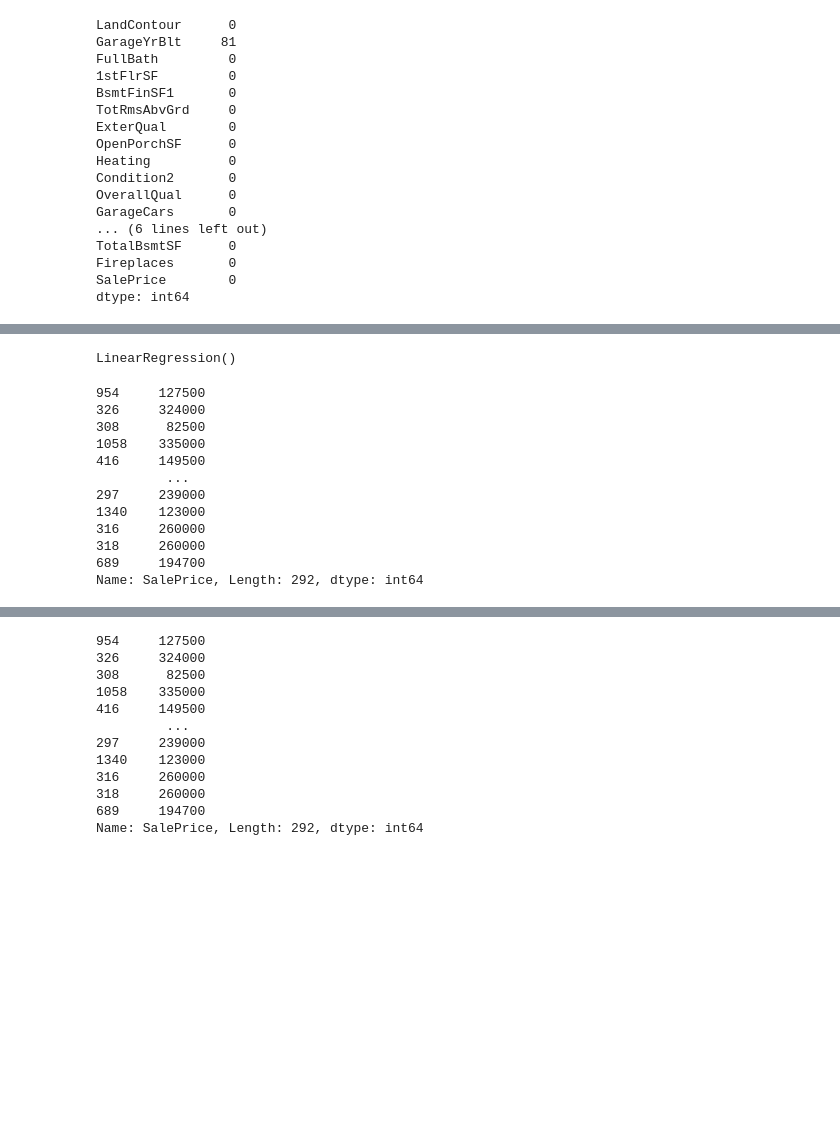
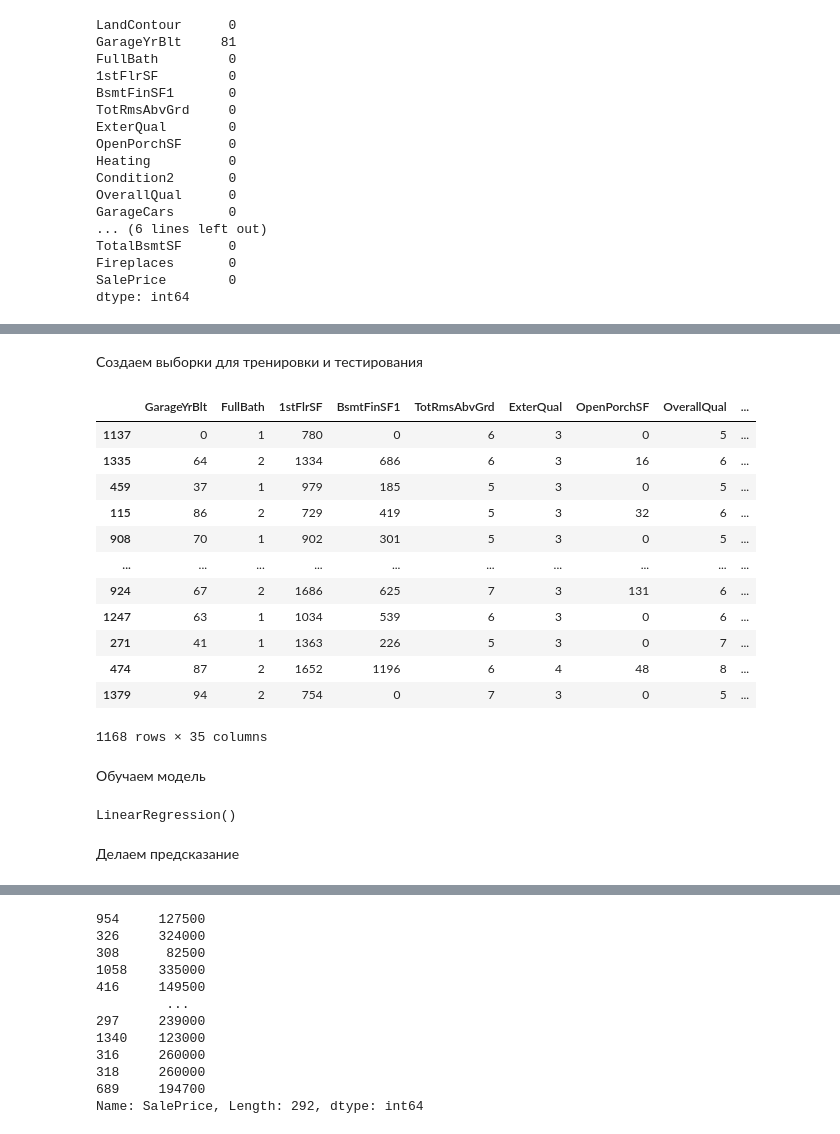
Before and after one commit to QaraMirza/BuldingSalePrice, a Jupyter notebook: main.ipynb, the cells around one changed output, grey strips where cells are left out. Saved outputs shown, nothing was run; the diff lists cells and outputs as text; code cells hidden in the pictures; blank space fills up the shorter version.

```diff
--- a/main.ipynb
+++ b/main.ipynb
@@ -107,31 +113,38 @@ data['KitchenQual'] = data['KitchenQual'].map(kitchen_qual_mapping)
 data['ExterQual'] = data['ExterQual'].map(exter_qual_mapping)
 data['CentralAir'] = data['CentralAir'].map(central_air_mapping)
 data['BsmtQual'] = data['BsmtQual'].map(bsmt_qual_mapping)
+# %% [markdown]
+Создаем выборки для тренировки и тестирования
 # %%
 X = data.drop('SalePrice', axis=1)
 y = data['SalePrice']
 
 X_train, X_test, y_train, y_test = train_test_split(X, y, test_size=0.2, random_state=20)
+# %%
+X_train
+# %% [output]
+|  | GarageYrBlt | FullBath | 1stFlrSF | BsmtFinSF1 | TotRmsAbvGrd | ExterQual | OpenPorchSF | OverallQual | ... |
+| 1137 | 0 | 1 | 780 | 0 | 6 | 3 | 0 | 5 | ... |
+| 1335 | 64 | 2 | 1334 | 686 | 6 | 3 | 16 | 6 | ... |
+| 459 | 37 | 1 | 979 | 185 | 5 | 3 | 0 | 5 | ... |
+| 115 | 86 | 2 | 729 | 419 | 5 | 3 | 32 | 6 | ... |
+| 908 | 70 | 1 | 902 | 301 | 5 | 3 | 0 | 5 | ... |
+| ... | ... | ... | ... | ... | ... | ... | ... | ... | ... |
+| 924 | 67 | 2 | 1686 | 625 | 7 | 3 | 131 | 6 | ... |
+| 1247 | 63 | 1 | 1034 | 539 | 6 | 3 | 0 | 6 | ... |
+| 271 | 41 | 1 | 1363 | 226 | 5 | 3 | 0 | 7 | ... |
+| 474 | 87 | 2 | 1652 | 1196 | 6 | 4 | 48 | 8 | ... |
+| 1379 | 94 | 2 | 754 | 0 | 7 | 3 | 0 | 5 | ... |
+1168 rows × 35 columns
+# %% [markdown]
+Обучаем модель
 # %%
 model = LinearRegression()
 
 model.fit(X_train, y_train)
 # %% [output]
 LinearRegression()
+# %% [markdown]
+Делаем предсказание
 # %%
 y_pred = model.predict(X_test)
-# %%
-y_test
-# %% [output]
-954     127500
-326     324000
-308      82500
-1058    335000
-416     149500
-         ...
-297     239000
-1340    123000
-316     260000
-318     260000
-689     194700
-Name: SalePrice, Length: 292, dtype: int64
```
Also changed, not shown: parts of 16 cells of this notebook, 1 other file.
